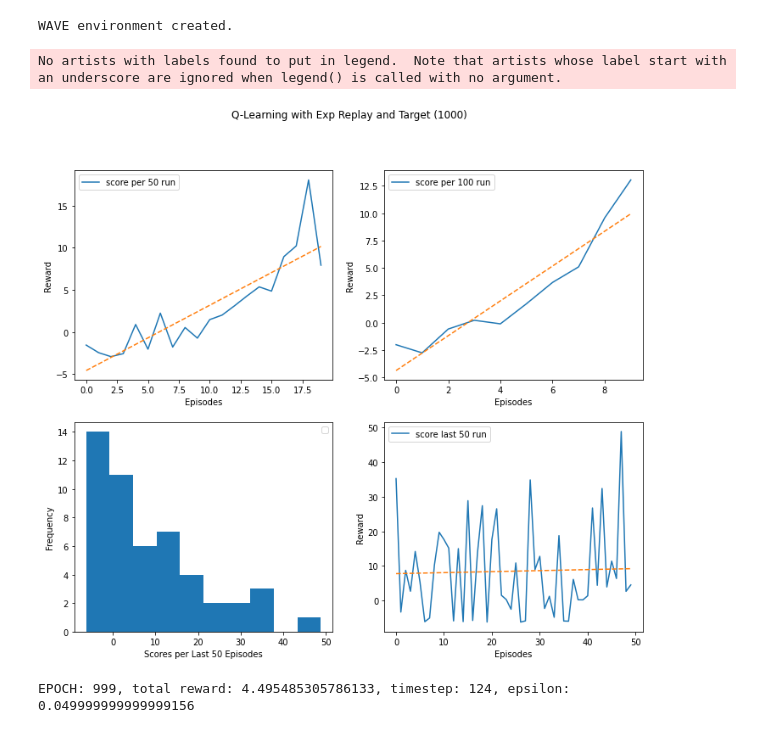
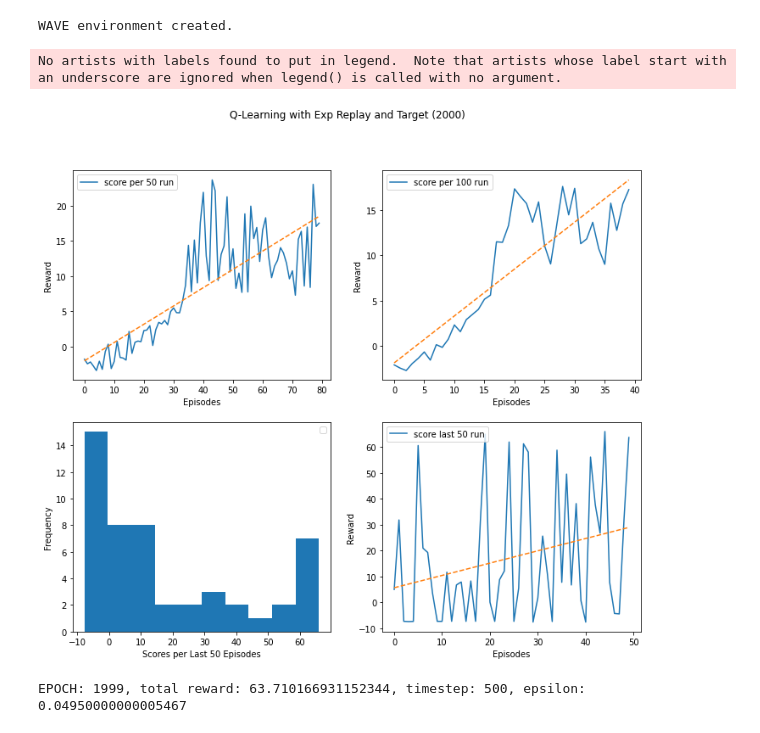
Before and after one commit to teodorus-nathaniel/rl-wave, a Jupyter notebook: qlearning-target.ipynb, the cells around one changed output. Saved outputs shown, nothing was run; the diff lists cells and outputs as text; code cells hidden in the pictures.

Commit message:
Add q learning target result

```diff
--- a/qlearning-target.ipynb
+++ b/qlearning-target.ipynb
@@ -5,20 +5,20 @@ import sys
 import wave
 import qlearning_target_model
 # %%
-env_path = 'velocity/Wave'
-env = wave.WaveEnv('velocity/Wave')
+env_path = 'checkpoint-velocity/Wave'
+env = wave.WaveEnv(env_path)
 # %% [output]
 WAVE environment created.
 # %%
 model = qlearning_target_model.QLearning(64, 2, 1024)
-save_path = './results/velocity/qlearning-target'
+save_path = './results/checkpoint-velocity/qlearning-target'
 model.set_model_save_path(save_path)
 # %%
 model.load_model()
 # %%
-model.train(env, 1000)
+model.train(env, 2000)
 # %% [output]
 No artists with labels found to put in legend.  Note that artists whose label start with an underscore are ignored when legend() is called with no argument.
-[figure, old version]
+[figure, new version]
-EPOCH: 999, total reward: 4.495485305786133, timestep: 124, epsilon: 0.049999999999999156
+EPOCH: 1999, total reward: 63.710166931152344, timestep: 500, epsilon: 0.04950000000005467
 # %%
```
Also changed, not shown: parts of 4 cells of this notebook, 7 other files.
